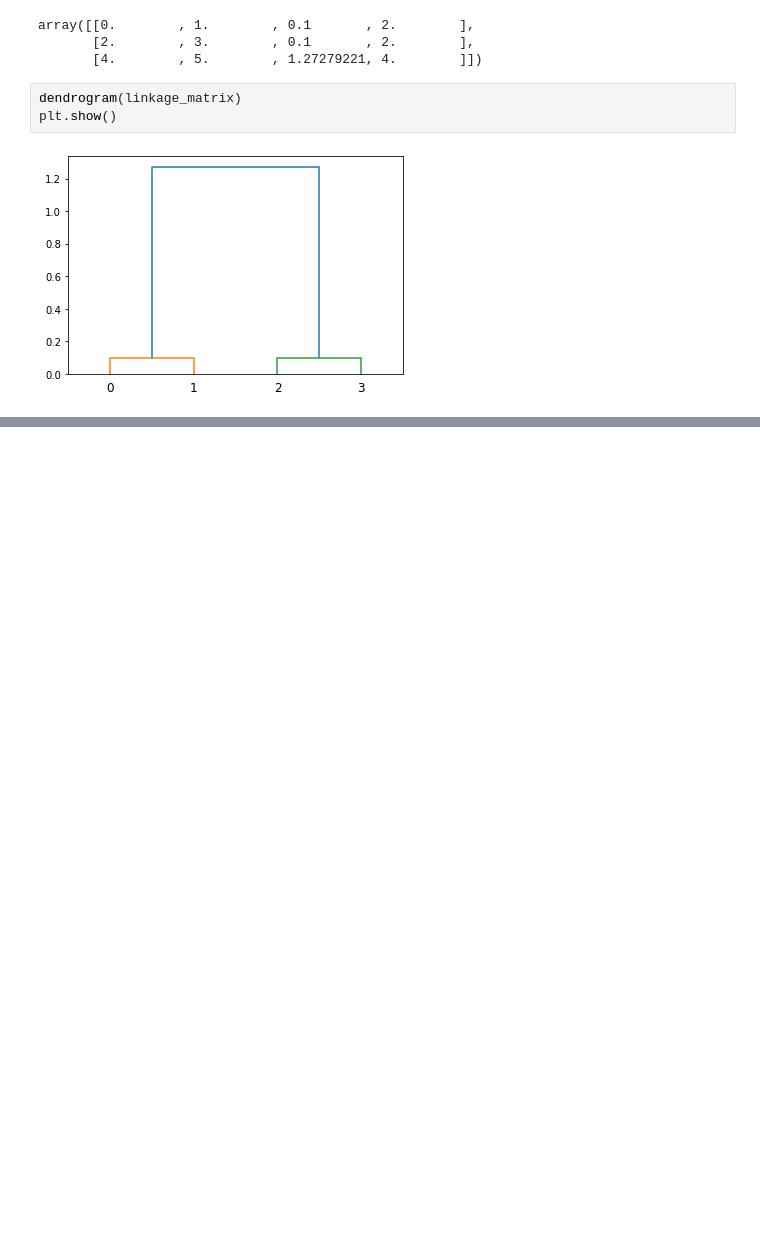
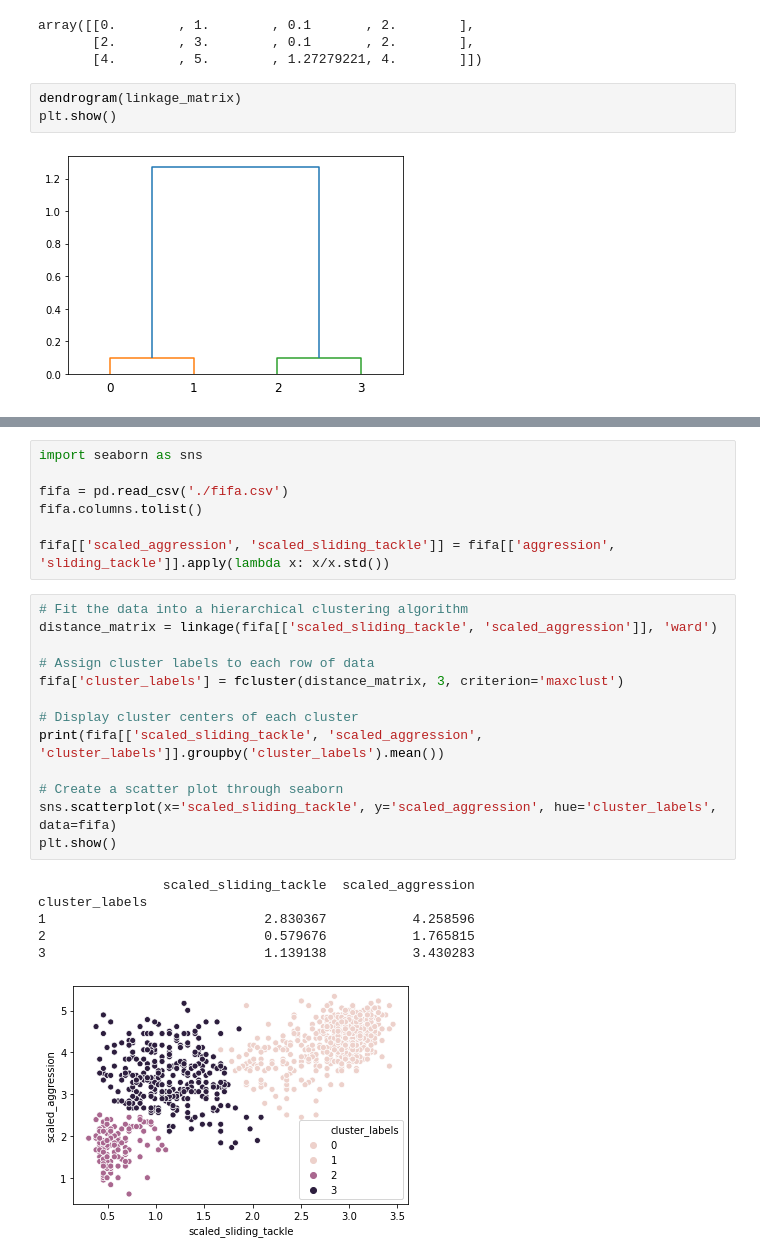
Before and after one commit to bosulliv/datacamp_python, a Jupyter notebook: machine_learning/cluster_analysis/ch2.ipynb, the cells around one changed output, grey strips where cells are left out. Cells and saved outputs as stored; diff of their text form; blank space fills up the shorter version.

```diff
--- a/machine_learning/cluster_analysis/ch2.ipynb
+++ b/machine_learning/cluster_analysis/ch2.ipynb
@@ -163,0 +174,27 @@ plt.show()
+# %%
+import seaborn as sns
+
+fifa = pd.read_csv('./fifa.csv')
+fifa.columns.tolist()
+
+fifa[['scaled_aggression', 'scaled_sliding_tackle']] = fifa[['aggression', 'sliding_tackle']].apply(lambda x: x/x.std())
+# %%
+# Fit the data into a hierarchical clustering algorithm
+distance_matrix = linkage(fifa[['scaled_sliding_tackle', 'scaled_aggression']], 'ward')
+
+# Assign cluster labels to each row of data
+fifa['cluster_labels'] = fcluster(distance_matrix, 3, criterion='maxclust')
+
+# Display cluster centers of each cluster
+print(fifa[['scaled_sliding_tackle', 'scaled_aggression', 'cluster_labels']].groupby('cluster_labels').mean())
+
+# Create a scatter plot through seaborn
+sns.scatterplot(x='scaled_sliding_tackle', y='scaled_aggression', hue='cluster_labels', data=fifa)
+plt.show()
+# %% [output]
+                scaled_sliding_tackle  scaled_aggression
+cluster_labels
+1                            2.830367           4.258596
+2                            0.579676           1.765815
+3                            1.139138           3.430283
+[figure, added]
```
Also changed, not shown: parts of 2 cells of this notebook.
